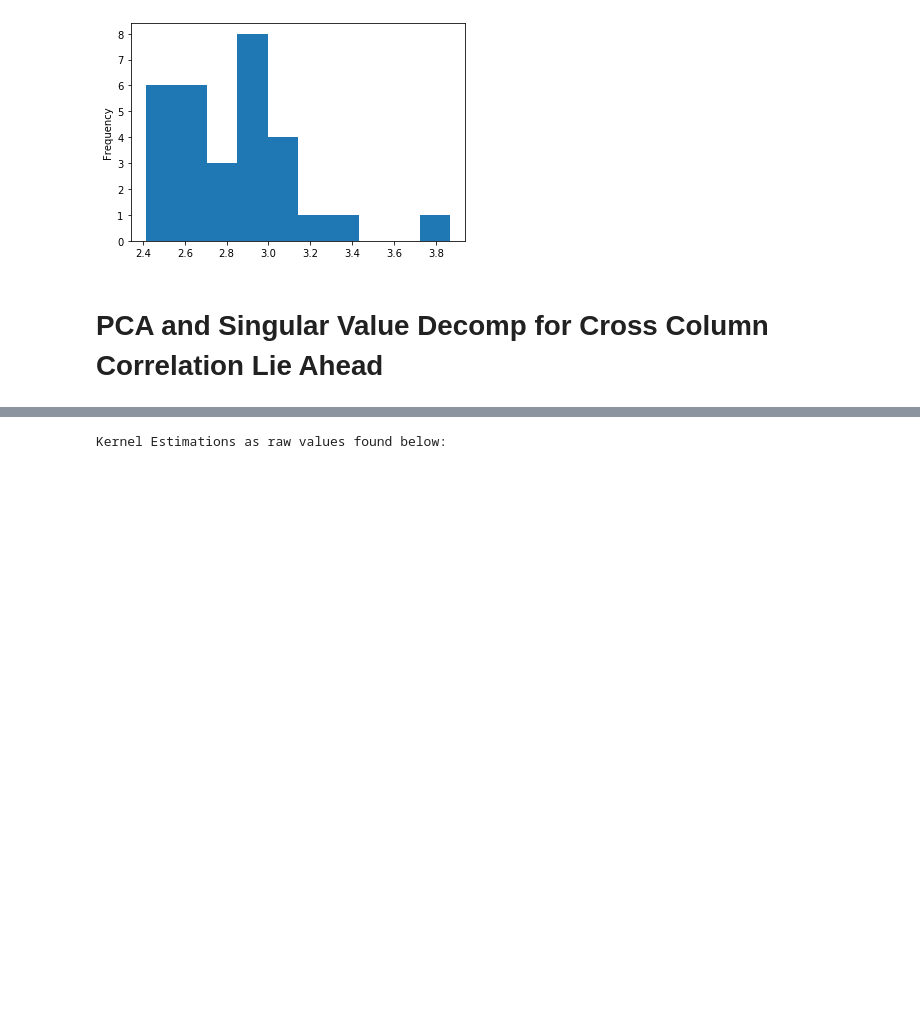
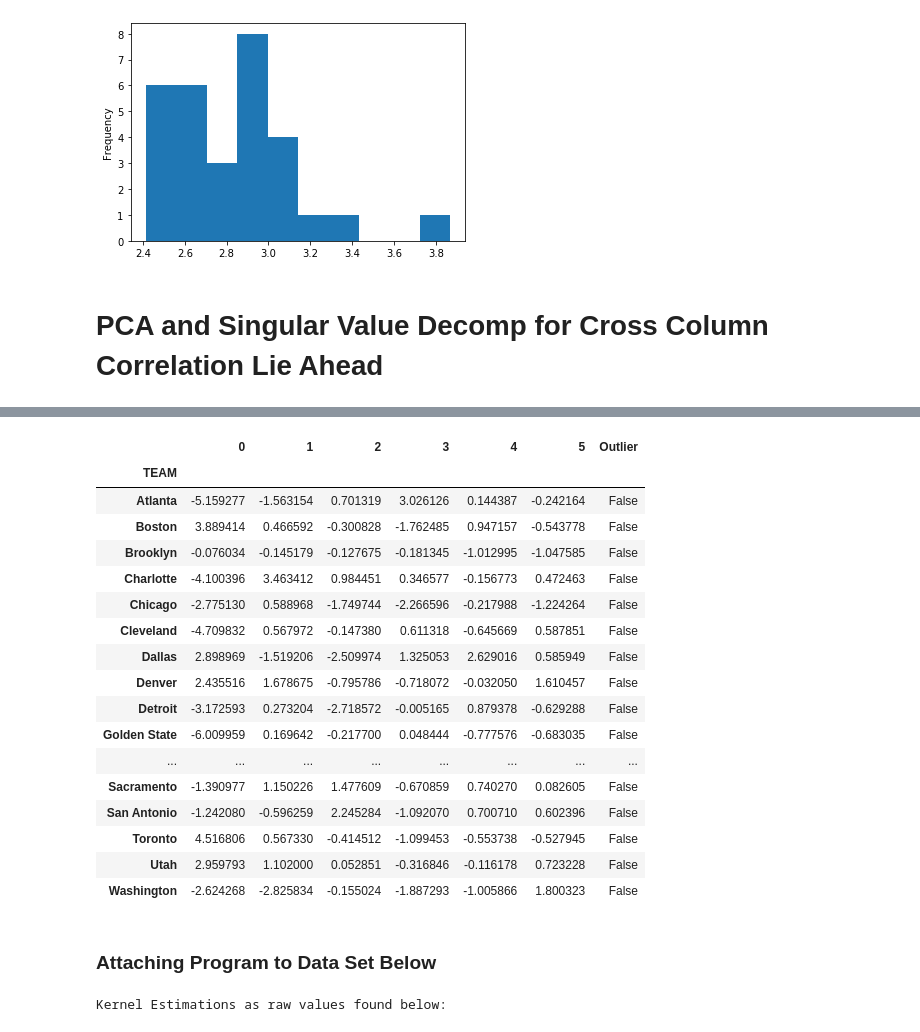
Before and after one commit to gilpasternak35/Likelihood, a Jupyter notebook: likelihood-public.ipynb, the cells around one changed output, grey strips where cells are left out. Saved outputs shown, nothing was run; the diff lists cells and outputs as text; code cells hidden in the pictures; blank space fills up the shorter version.

Commit message:
pca now detects outliers, next step is to work with categorical data, and finally build interactive report

```diff
--- a/likelihood-public.ipynb
+++ b/likelihood-public.ipynb
@@ -584,3 +585,44 @@ displayReducedData(pcaVals)
+# %%
+# weirdRows takes the given table of pca values, and since the data is consistently centered at 0 (data has been standardized)
+# it takes the total distance from the mean of 0 (essentially the sum of all values), if the data is systematically strange in some way
+# the columns vary weirdly because one factor has caused systematic error then the row is given a "weird score"
+def sumRows(pcaVals):
+    sumArray = np.zeros(pcaVals.shape[0])
+    for i in np.arange(pcaVals.shape[1]):
+        values = pcaVals.get(i).array
+        sumArray += values
+    sumArray /= pcaVals.shape[1]
+    #After obtaining sum, the average deviation from the expected value is averaged out, not taking in absolute value
+    # to check for systematic error
+    return sumArray
+def pcaRowOutliers(pcaVals):
+    totalVar = sumRows(pcaVals)
+    is_it_weird = abs(totalVar) > 1.5
+    newVals = pcaVals.assign(Outlier = is_it_weird )
+    return newVals
+new_pca = pcaRowOutliers(pcaVals)
+new_pca
+# %% [output]
+|  | 0 | 1 | 2 | 3 | 4 | 5 | Outlier |
+| TEAM |  |  |  |  |  |  |  |
+| Atlanta | -5.159277 | -1.563154 | 0.701319 | 3.026126 | 0.144387 | -0.242164 | False |
+| Boston | 3.889414 | 0.466592 | -0.300828 | -1.762485 | 0.947157 | -0.543778 | False |
+| Brooklyn | -0.076034 | -0.145179 | -0.127675 | -0.181345 | -1.012995 | -1.047585 | False |
+| Charlotte | -4.100396 | 3.463412 | 0.984451 | 0.346577 | -0.156773 | 0.472463 | False |
+| Chicago | -2.775130 | 0.588968 | -1.749744 | -2.266596 | -0.217988 | -1.224264 | False |
+| Cleveland | -4.709832 | 0.567972 | -0.147380 | 0.611318 | -0.645669 | 0.587851 | False |
+| Dallas | 2.898969 | -1.519206 | -2.509974 | 1.325053 | 2.629016 | 0.585949 | False |
+| Denver | 2.435516 | 1.678675 | -0.795786 | -0.718072 | -0.032050 | 1.610457 | False |
+| Detroit | -3.172593 | 0.273204 | -2.718572 | -0.005165 | 0.879378 | -0.629288 | False |
+| Golden State | -6.009959 | 0.169642 | -0.217700 | 0.048444 | -0.777576 | -0.683035 | False |
+| ... | ... | ... | ... | ... | ... | ... | ... |
+| Sacramento | -1.390977 | 1.150226 | 1.477609 | -0.670859 | 0.740270 | 0.082605 | False |
+| San Antonio | -1.242080 | -0.596259 | 2.245284 | -1.092070 | 0.700710 | 0.602396 | False |
+| Toronto | 4.516806 | 0.567330 | -0.414512 | -1.099453 | -0.553738 | -0.527945 | False |
+| Utah | 2.959793 | 1.102000 | 0.052851 | -0.316846 | -0.116178 | 0.723228 | False |
+| Washington | -2.624268 | -2.825834 | -0.155024 | -1.887293 | -1.005866 | 1.800323 | False |
+# %% [markdown]
+### Attaching Program to Data Set Below
 # %%
 def main():
     table = inp()
```
Also changed, not shown: parts of 14 cells of this notebook.
